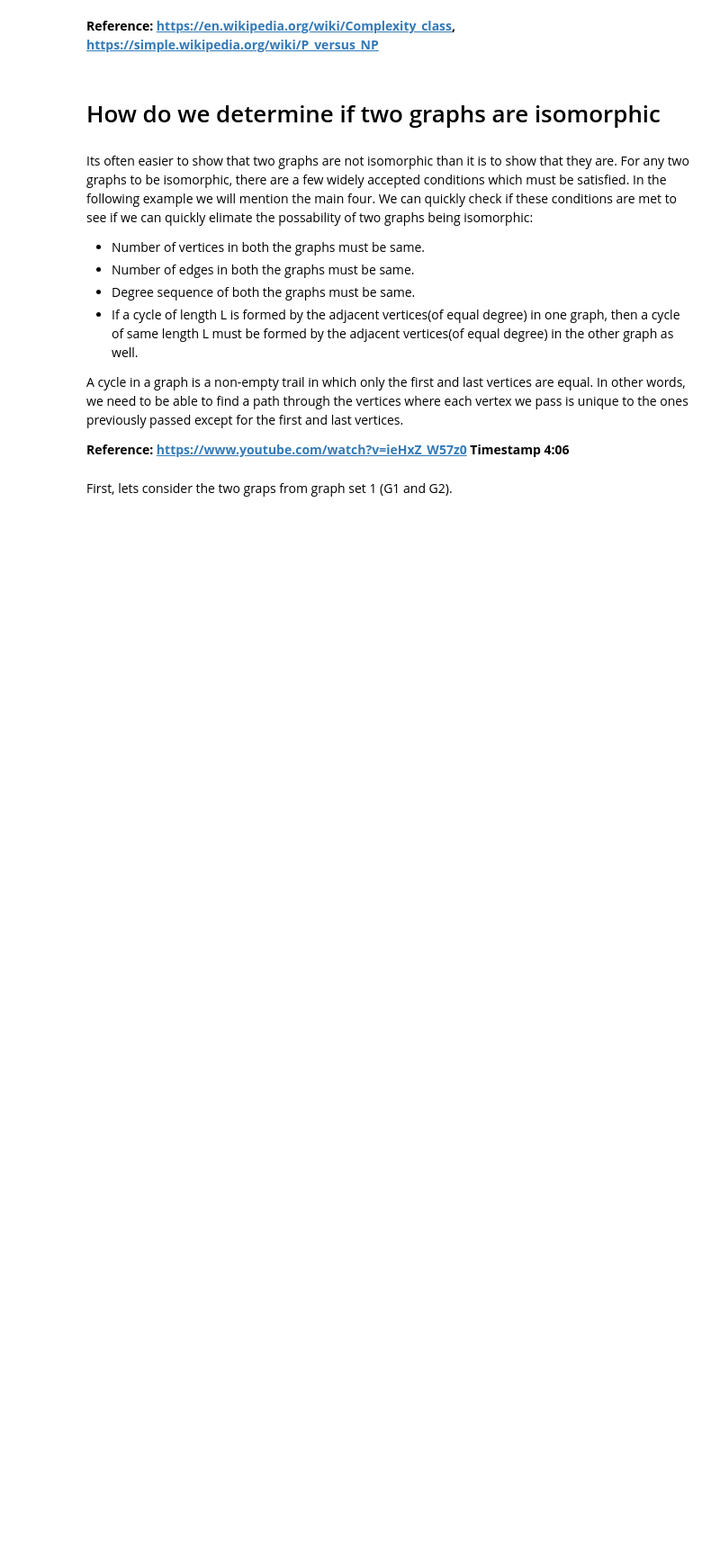
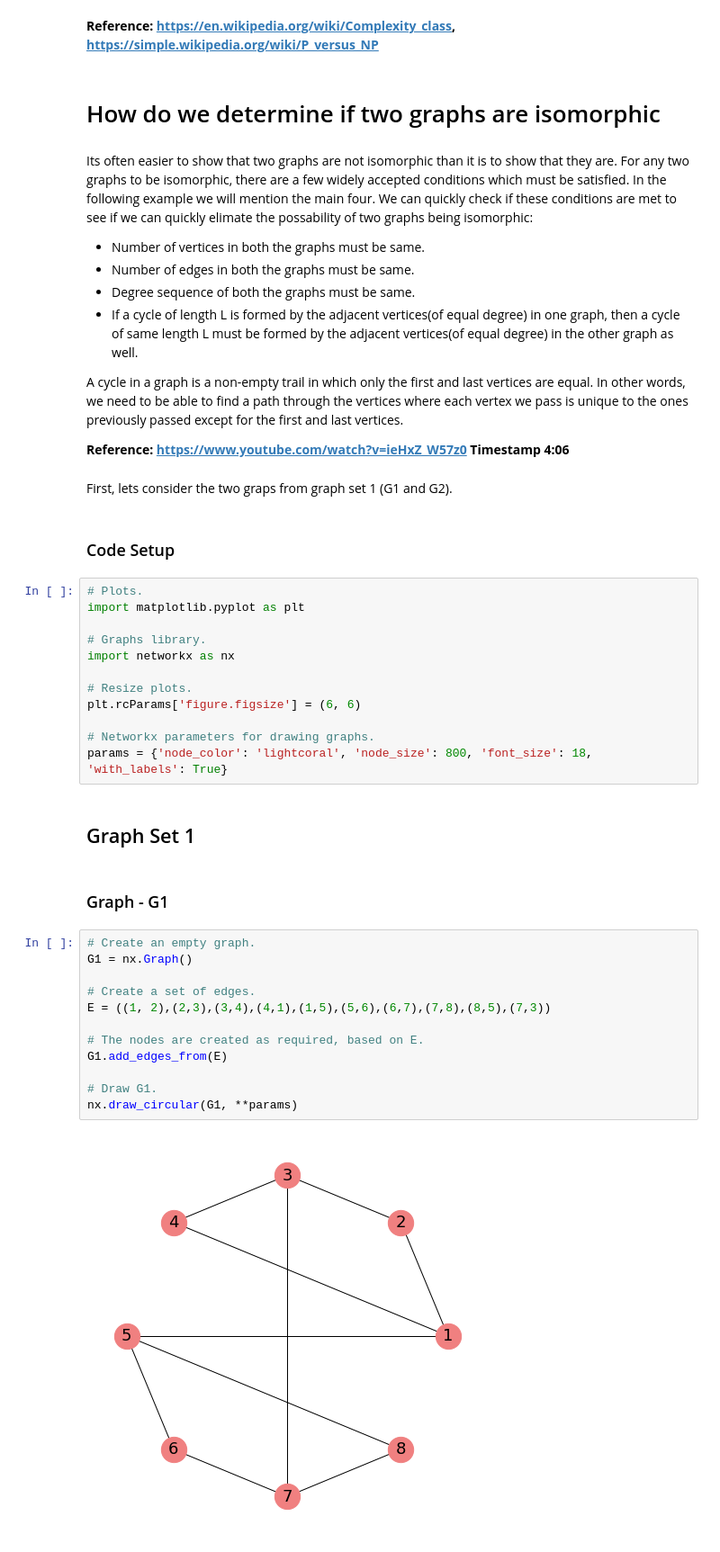
Before and after one commit to codeBySvet/Graph_Theory, a Jupyter notebook: graph-isomorphism.ipynb, the cells around one changed output. Shown at 90% size. Cells and saved outputs as stored; diff of their text form; blank space fills up the shorter version.

Commit message:
Added example of two graphs and explained if they are isomorphic or not.

```diff
--- a/graph-isomorphism.ipynb
+++ b/graph-isomorphism.ipynb
@@ -89,3 +89,35 @@ A cycle in a graph is a non-empty trail in which only the first and last vertice
 <b>Reference: https://www.youtube.com/watch?v=ieHxZ_W57z0 Timestamp 4:06</b>
 # %% [markdown]
 First, lets consider the two graps from graph set 1 (G1 and G2).
+# %% [markdown]
+### Code Setup
+# %%
+# Plots.
+import matplotlib.pyplot as plt
+
+# Graphs library.
+import networkx as nx
+
+# Resize plots.
+plt.rcParams['figure.figsize'] = (6, 6)
+
+# Networkx parameters for drawing graphs.
+params = {'node_color': 'lightcoral', 'node_size': 800, 'font_size': 18, 'with_labels': True}
+# %% [markdown]
+## Graph Set 1
+# %% [markdown]
+### Graph - G1
+# %%
+# Create an empty graph.
+G1 = nx.Graph()
+
+# Create a set of edges.
+E = ((1, 2),(2,3),(3,4),(4,1),(1,5),(5,6),(6,7),(7,8),(8,5),(7,3))
+
+# The nodes are created as required, based on E.
+G1.add_edges_from(E)
+
+# Draw G1.
+nx.draw_circular(G1, **params)
+# %% [output]
+[figure, added]
```
Also changed, not shown: parts of 6 cells of this notebook.
